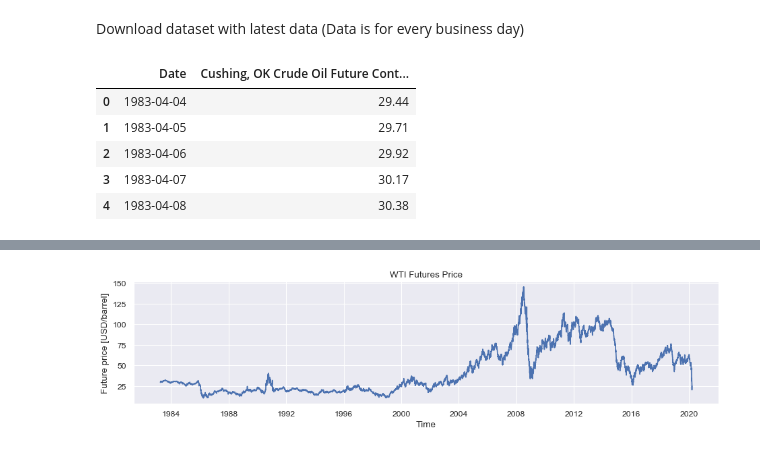
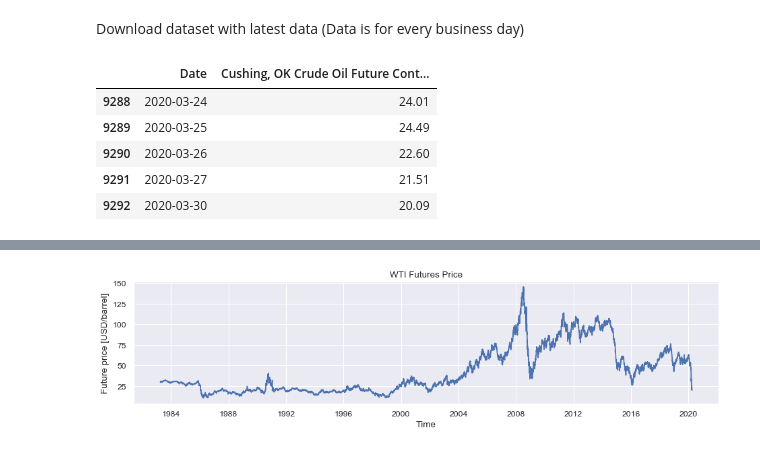
Before and after one commit to sedlakp/exotic-options-simulations, a Jupyter notebook: wti_oil_futures.ipynb, the cells around one changed output, grey strips where cells are left out. Cells and saved outputs as stored; diff of their text form; code cells hidden in the pictures.

```diff
--- a/wti_oil_futures.ipynb
+++ b/wti_oil_futures.ipynb
@@ -10,13 +10,16 @@ sb.set()
 Download dataset with latest data
 (Data is for every business day)
 # %%
-raw_data = pd.read_excel("https://www.eia.gov/dnav/pet/hist_xls/RCLC1d.xls", sheet_name=1, header=2)
+#raw_data = pd.read_excel("https://www.eia.gov/dnav/pet/hist_xls/RCLC1d.xls", sheet_name=1, header=2)
+raw_data = pd.read_excel("PET_PRI_FUT_S1_D.xls", sheet_name=1, header=2)
+# also at https://www.eia.gov/dnav/pet/xls/PET_PRI_FUT_S1_D.xls
+raw_data = raw_data.iloc[:,:2]
 # %%
-raw_data.head()
+raw_data.tail()
 # %% [output]
 |  | Date | Cushing, OK Crude Oil Future Cont... |
-| 0 | 1983-04-04 | 29.44 |
-| 1 | 1983-04-05 | 29.71 |
-| 2 | 1983-04-06 | 29.92 |
-| 3 | 1983-04-07 | 30.17 |
-| 4 | 1983-04-08 | 30.38 |
+| 9288 | 2020-03-24 | 24.01 |
+| 9289 | 2020-03-25 | 24.49 |
+| 9290 | 2020-03-26 | 22.60 |
+| 9291 | 2020-03-27 | 21.51 |
+| 9292 | 2020-03-30 | 20.09 |
```
Also changed, not shown: parts of 16 cells of this notebook, 2 other files.
